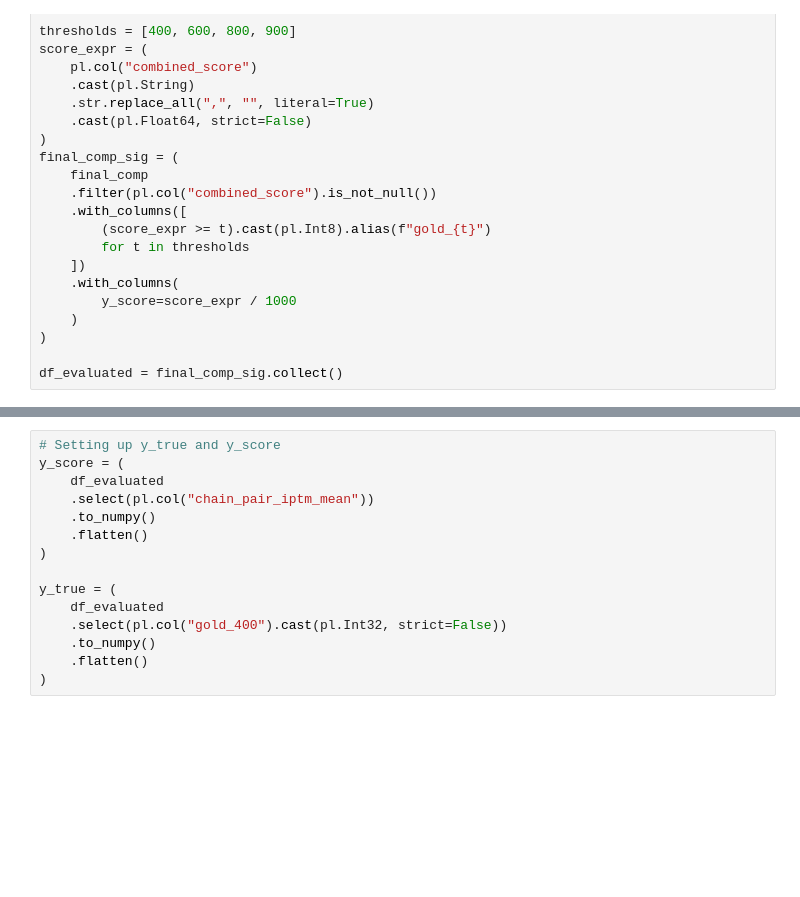
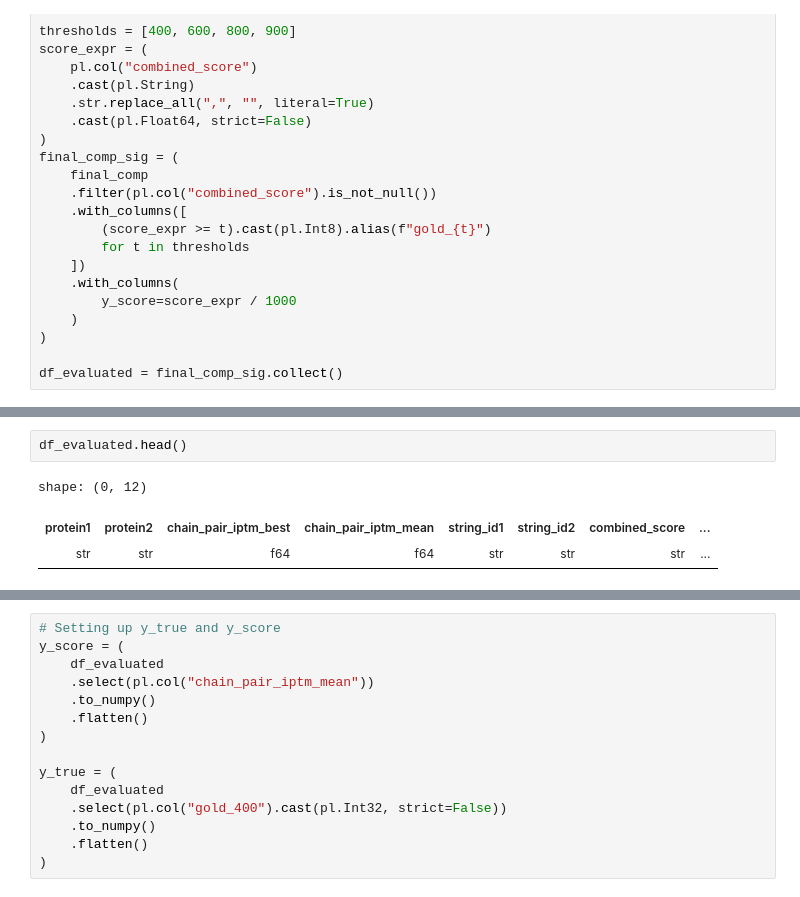
Before and after one commit to Sabah-hoq/yeast-ppi-af3-su26, a Jupyter notebook: notebooks/PR_ROC/plots.ipynb, the cells around one changed output, grey strips where cells are left out. Drawn from its saved outputs; the diff is of its cells as text; blank space fills up the shorter version.

```diff
--- a/notebooks/PR_ROC/plots.ipynb
+++ b/notebooks/PR_ROC/plots.ipynb
@@ -59,3 +59,9 @@ Number of avalibale edges of STRING scores that can be evaluated out of the tota
+# %%
+df_evaluated.head()
+# %% [output]
+shape: (0, 12)
+| protein1 | protein2 | chain_pair_iptm_best | chain_pair_iptm_mean | string_id1 | string_id2 | combined_score | ... |
+| str | str | f64 | f64 | str | str | str | ... |
 # %%
 print(final_comp_sig.collect().head())
 
```
Also changed, not shown: parts of 3 cells of this notebook.
